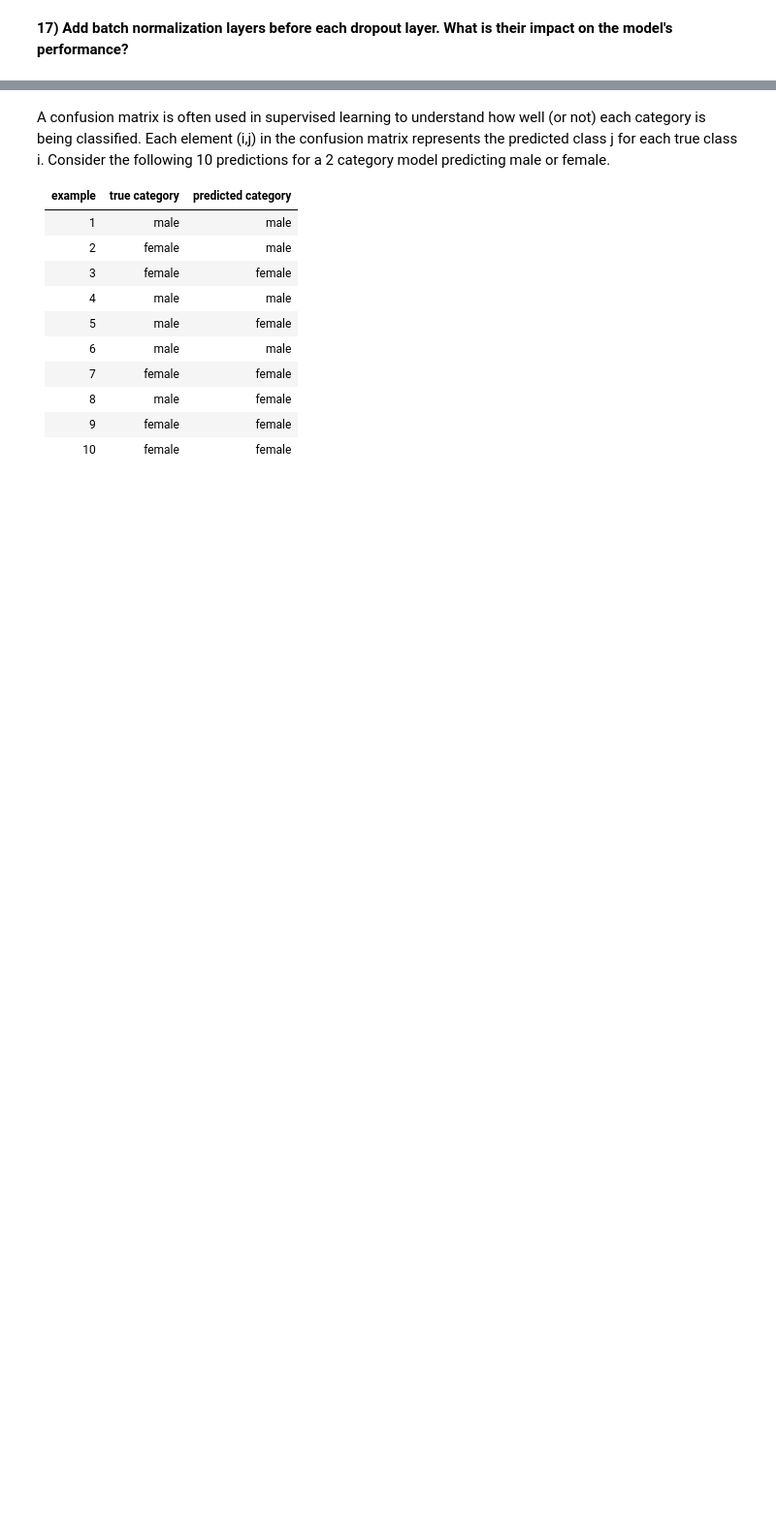
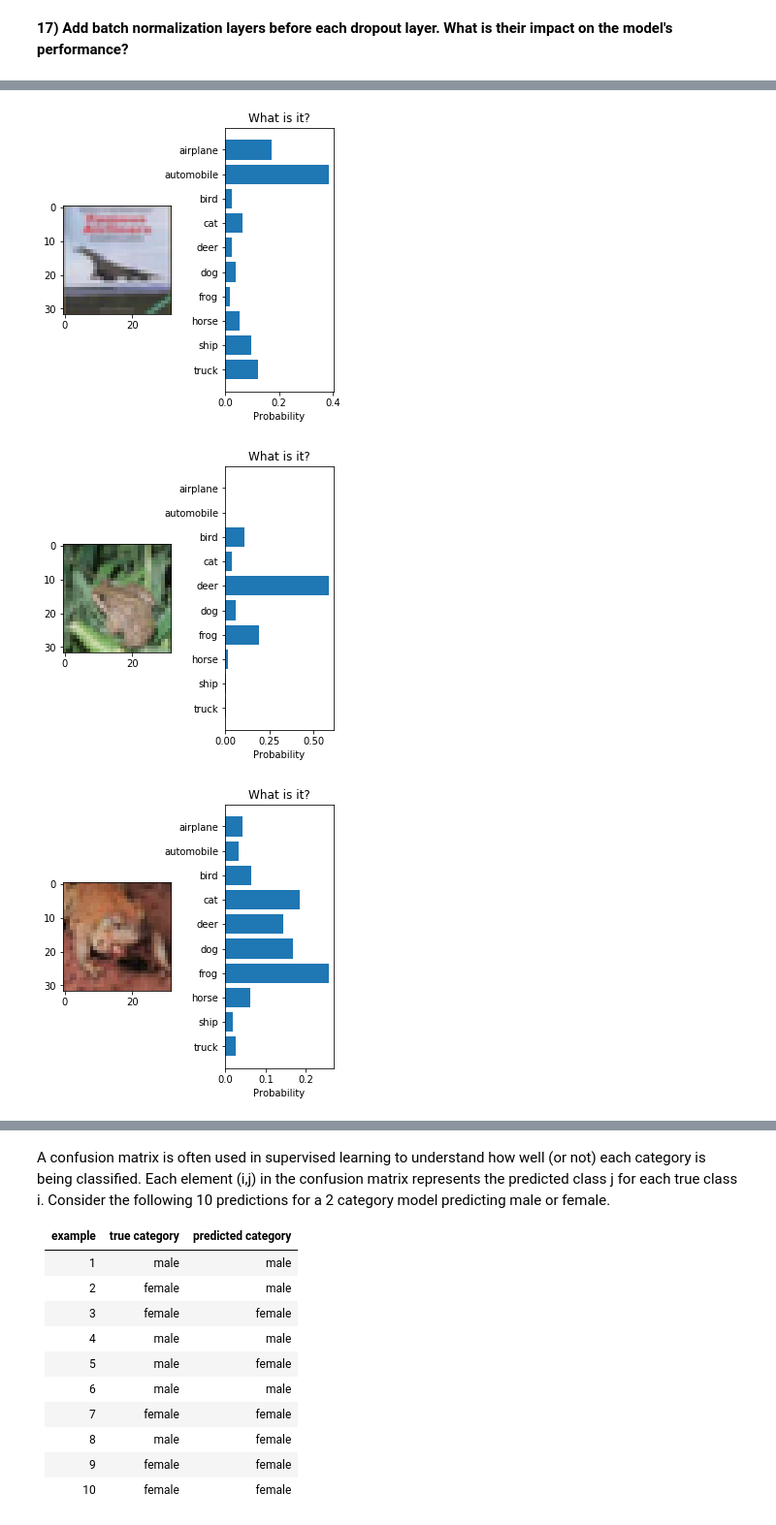
Before and after one commit to LeonardoNatale/CNN_CIFAR-10-dataset, a Jupyter notebook: Leo_notebook.ipynb, the cells around one changed output, grey strips where cells are left out. Shown at 97% size. Saved outputs shown, nothing was run; the diff lists cells and outputs as text; code cells hidden in the pictures; blank space fills up the shorter version.

```diff
--- a/Leo_notebook.ipynb
+++ b/Leo_notebook.ipynb
@@ -534,0 +563,4 @@ Epoch 10/10
+# %%
+model = cnn_dropout(x_train.shape[1:], 10)
+model.build()
+model.summary()
@@ -534,0 +585,2 @@ Epoch 10/10
+# %%
+cnn_dropout = train_model(model, x_train_norm, y_train)
@@ -576,0 +713,39 @@ predict(model, x_test[3:8,:,:,:], labels, file_name="predictions.png")
+# %%
+def predict(model, x, labels, file_name=None):
+
+    x_norm = normalize(
+        x,
+        axis=3
+    )
+
+    pred = cnn_dropout.predict(x_norm)
+    for i in range(len(pred)):
+
+        fig, (ax1, ax2) = plt.subplots(1,2)
+        fig.set_figheight(5,5)
+        fig.set_figwidth(5,5)
+        plt.subplots_adjust(wspace=0.5, hspace=10)
+
+        ax1.imshow(x[i,:,:,:])
+
+        y_pos = np.arange(len(labels))
+        ax2.barh(y_pos, pred[i], align='center')
+        ax2.set_yticks(y_pos)
+        ax2.set_yticklabels(labels.values())
+        ax2.invert_yaxis()
+        ax2.set_xlabel('Probability')
+        ax2.set_title('What is it?')
+
+
+    if file_name:
+        plt.savefig(file_name)
+    else:
+        plt.show()
+
+# predict(cnn_dropout, x_test[3:8,:,:,:], labels, file_name="predictions.png")
+
+predict(cnn_dropout, x_test[3:8,:,:,:], labels)
+# %% [output]
+[figure, added]
+[figure, added]
+[figure, added]
```
Also changed, not shown: parts of 32 cells of this notebook.
